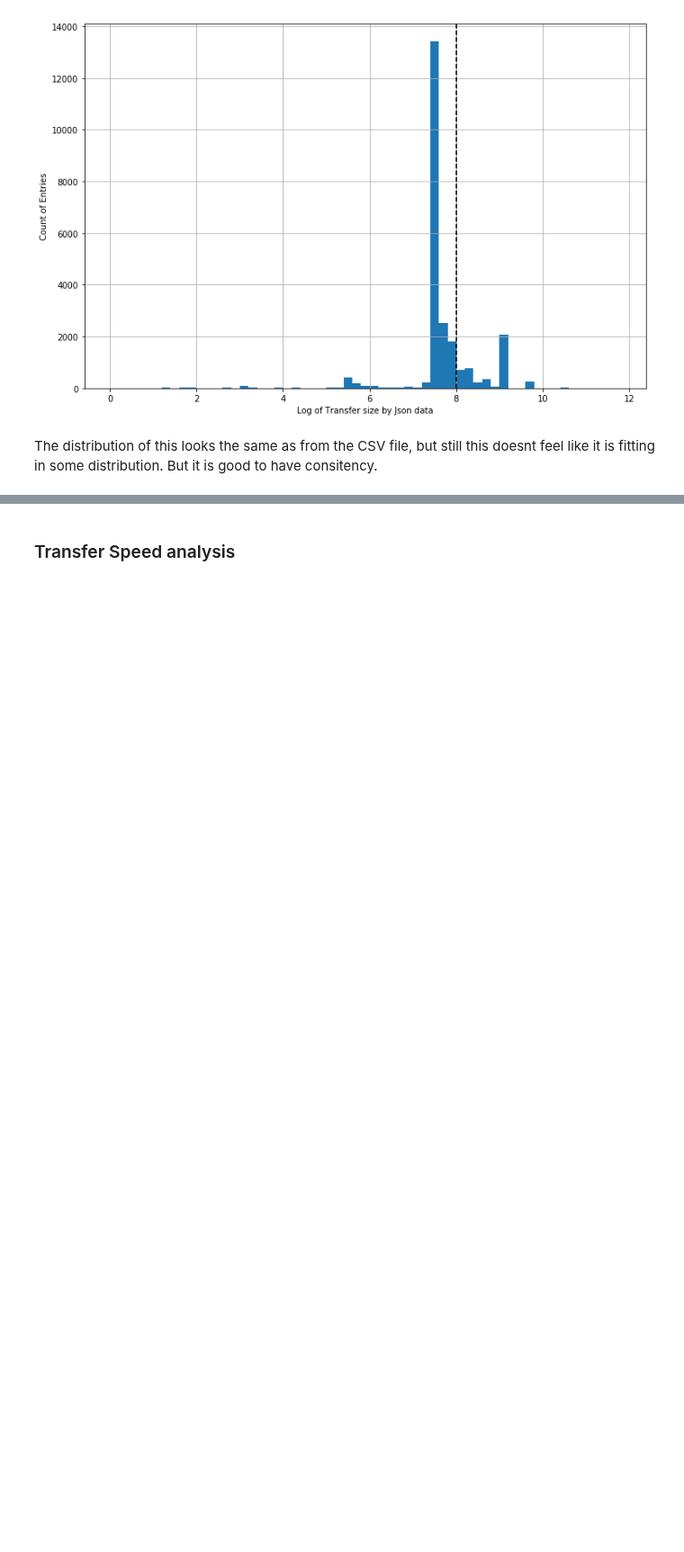
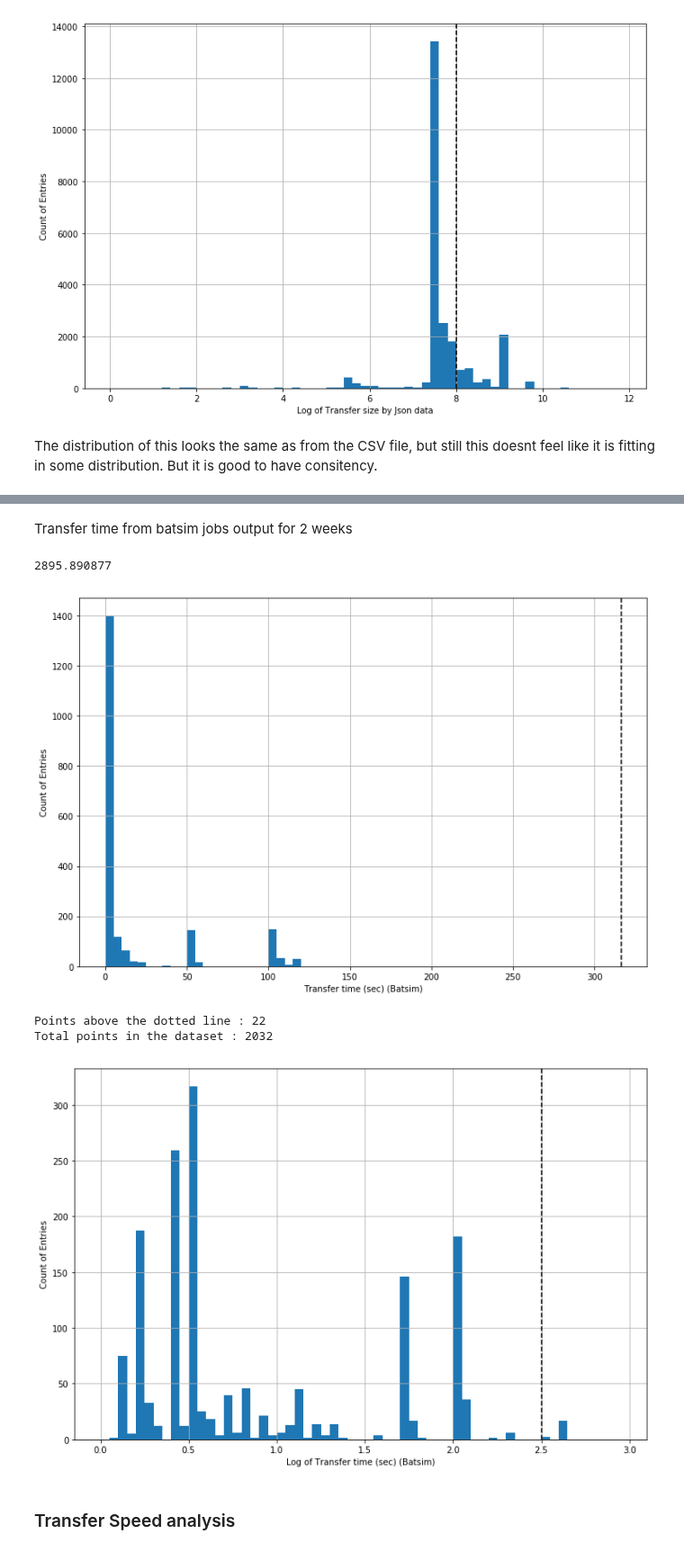
Before and after one commit to AdwaitB/greco-notes, a Jupyter notebook: infra/Analysis_full.ipynb, the cells around one changed output, grey strips where cells are left out. Shown at 90% size. Drawn from its saved outputs; the diff is of its cells as text; code cells hidden in the pictures; blank space fills up the shorter version.

```diff
--- a/infra/Analysis_full.ipynb
+++ b/infra/Analysis_full.ipynb
@@ -50,11 +50,13 @@ for i in range(0, 2):
     data[i]['time'] = pd.to_datetime(data[i]['transfer_history.creation_date_string'], format='%d/%m/%Y\ %H:%M:%S')
     data[i]['hour'] = data[i]['time'].apply(lambda x: x.hour)
     data[i]['day'] = data[i]['time'].apply(lambda x: x.day)
+    data[i]['unique_day'] = data[i]['time'].apply(lambda x: str(x.month) + '-' + str(x.day))
     data[i]['speed'] = np.where(data[i]['transfer_history.time_transfer_sec'] > 0, data[i]['transfer_history.actually_transferred_size']/data[i]['transfer_history.time_transfer_sec'], data[i]['transfer_history.time_transfer_sec'])
 
 data[1]["qbox_data_size"] = data[1]['transfer_history.qbox'].map(str)
 data[1]["qbox_data_size"] = data[1]['qbox_data_size'].map(str) + "|" + data[1]['transfer_history.transfer_size'].map(str)
 data[1]["is_cached"] = data[1]['transfer_history.transfer_size'] == data[1]['transfer_history.cached_data_size']
+data[1]['transfer_history.qbox_short'] = data[1]['transfer_history.qbox'].apply(lambda x: (str(x)[-1] + str(x)[5]) if len(str(x)) > 5 else "")
 # %%
 print("Size of dataset : " + str(data[1].shape))
 print("Unique Jobs : " + str(len(data[1]['transfer_history.task'].unique().tolist())))
@@ -328,3 +330,17 @@ The distribution of this looks the same as from the CSV file, but still this doe
+# %% [markdown]
+Transfer time from batsim jobs output for 2 weeks
+# %%
+data_batsim = pd.read_csv(batsim_data['2w'] + ".csv")
+timings = data_batsim[data_batsim['profile'].str.contains('staging')]['turnaround_time']
+
+print(np.max(timings))
+plot_hist(2.5, timings, [[0, 200, 5], [0, 3, 0.05]], "Transfer time (sec) (Batsim)")
+# %% [output]
+2895.890877
+[figure, added]
+Points above the dotted line : 22
+Total points in the dataset : 2032
+[figure, added]
 # %% [markdown]
 ### Transfer Speed analysis
 # %%
```
Also changed, not shown: parts of 19 cells of this notebook, 1 other file.
